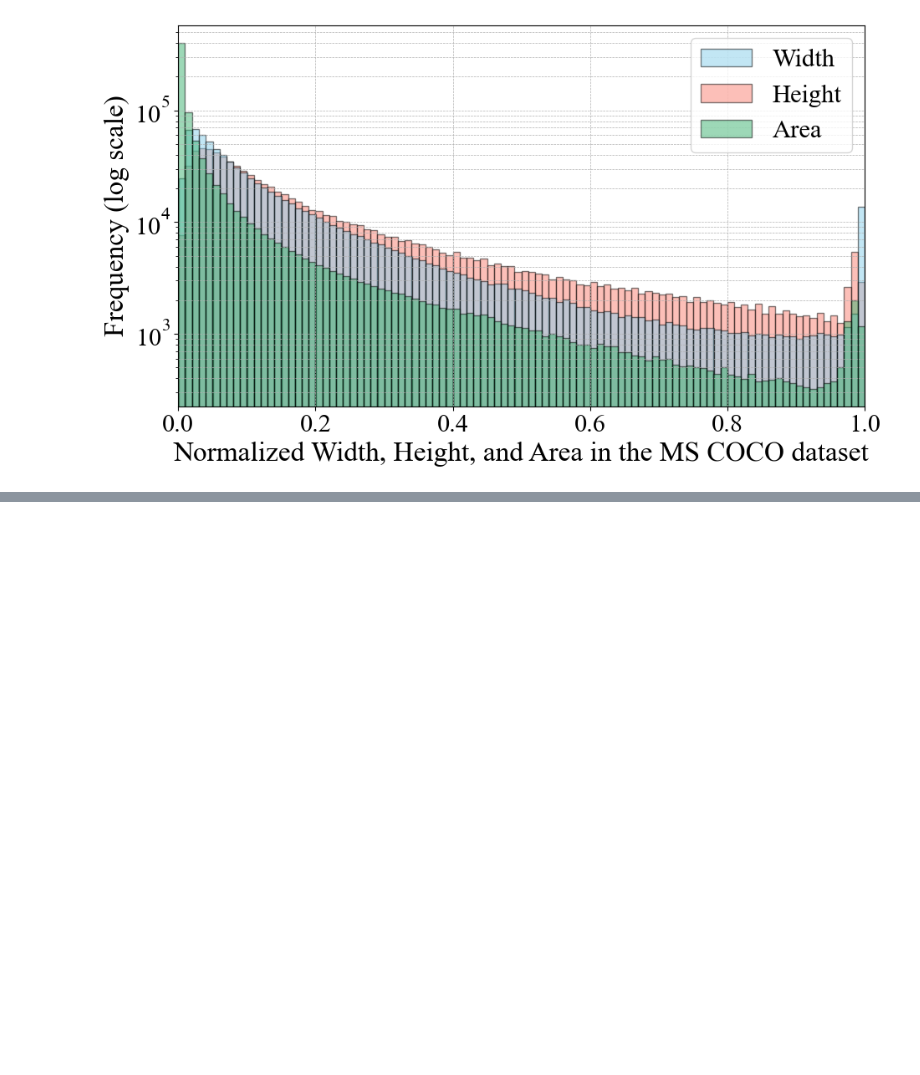
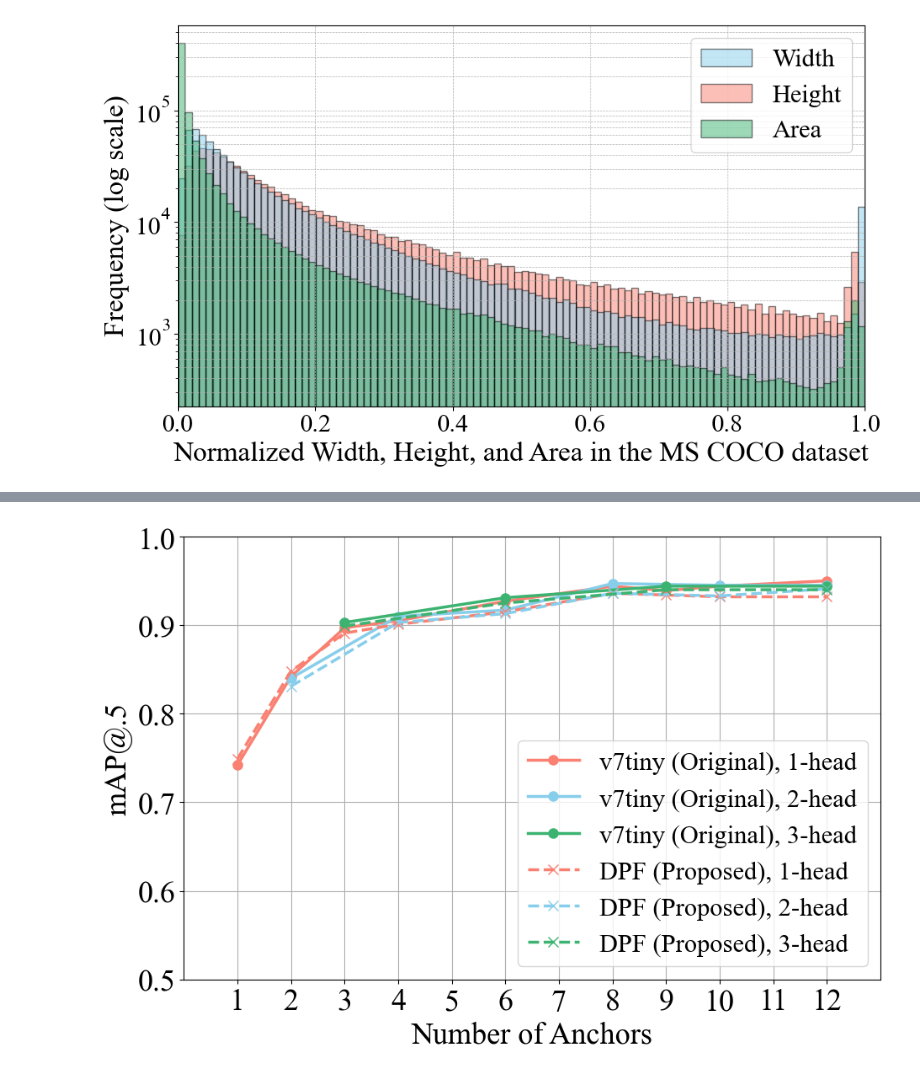
Before and after one commit to holidayjo/ML, a Jupyter notebook: Python/yolov7_udp/mine/plot.ipynb, the cells around one changed output, grey strips where cells are left out. Saved outputs shown, nothing was run; the diff lists cells and outputs as text; code cells hidden in the pictures; blank space fills up the shorter version.

```diff
--- a/Python/yolov7_udp/mine/plot.ipynb
+++ b/Python/yolov7_udp/mine/plot.ipynb
@@ -216,0 +184,41 @@ plt.show()
+# %%
+
+# Create DataFrame
+df = pd.DataFrame(data)
+
+# Prepare for plotting
+plt.figure(figsize=(10, 7))
+
+# Use Times New Roman font settings
+plt.rcParams["font.family"] = "Times New Roman"
+plt.rcParams["font.size"] = 26
+
+# Define markers and colors
+markers = {'v7tiny (Original)': 'o', 'DPF (Proposed)': 'x'}
+colors  = {1: 'salmon', 2: 'skyblue', 3: 'mediumseagreen'}
+
+# Plot
+for model in df["Model"].unique():
+    for head in df["Head"].unique():
+        subset = df[(df["Model"] == model) & (df["Head"] == head)]
+        if not subset.empty:
+            plt.plot(subset["Anchor"], subset["mAP@0.5"],
+                     label=f"{model}, {head}-head",
+                     marker=markers[model],
+                     color=colors[head],
+                     linestyle='--' if model == "DPF (Proposed)" else '-',
+                     linewidth=2.5,
+                     markersize=8)
+
+# plt.title("Comparison of mAP@.5 for v7_tiny(Original) vs DPF(Proposed)")
+plt.xlabel("Number of Anchors")
+plt.ylabel("mAP@.5")
+plt.grid(True)
+plt.xlim([0, 13])
+plt.ylim([0.5, 1])
+plt.xticks(ticks=range(1, 13))  # Set x-axis ticks from 1 to 12
+plt.legend(prop={'size': 22})
+plt.tight_layout()
+plt.show()
+# %% [output]
+[figure, added]
```
Also changed, not shown: parts of 5 cells of this notebook.
